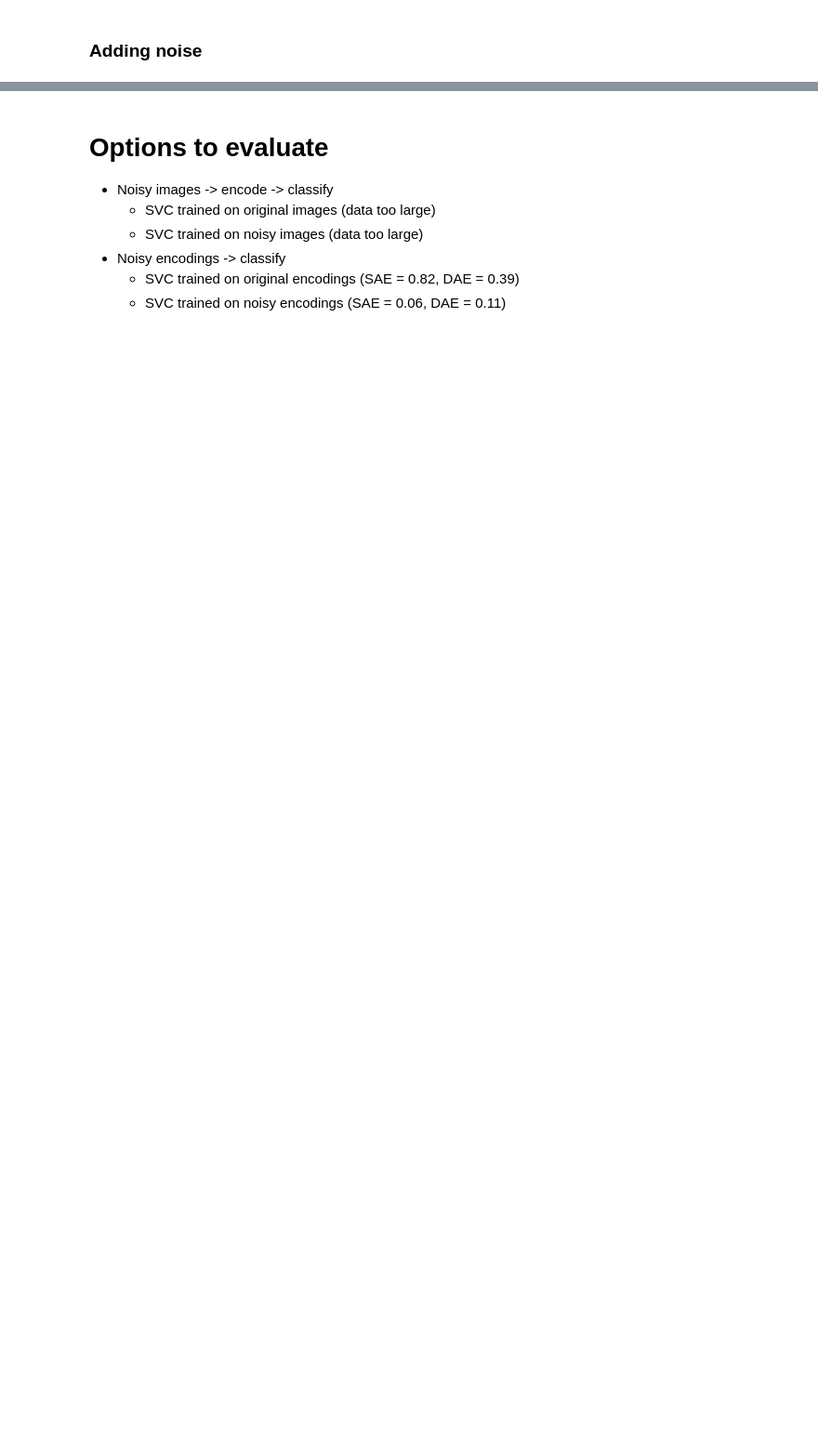
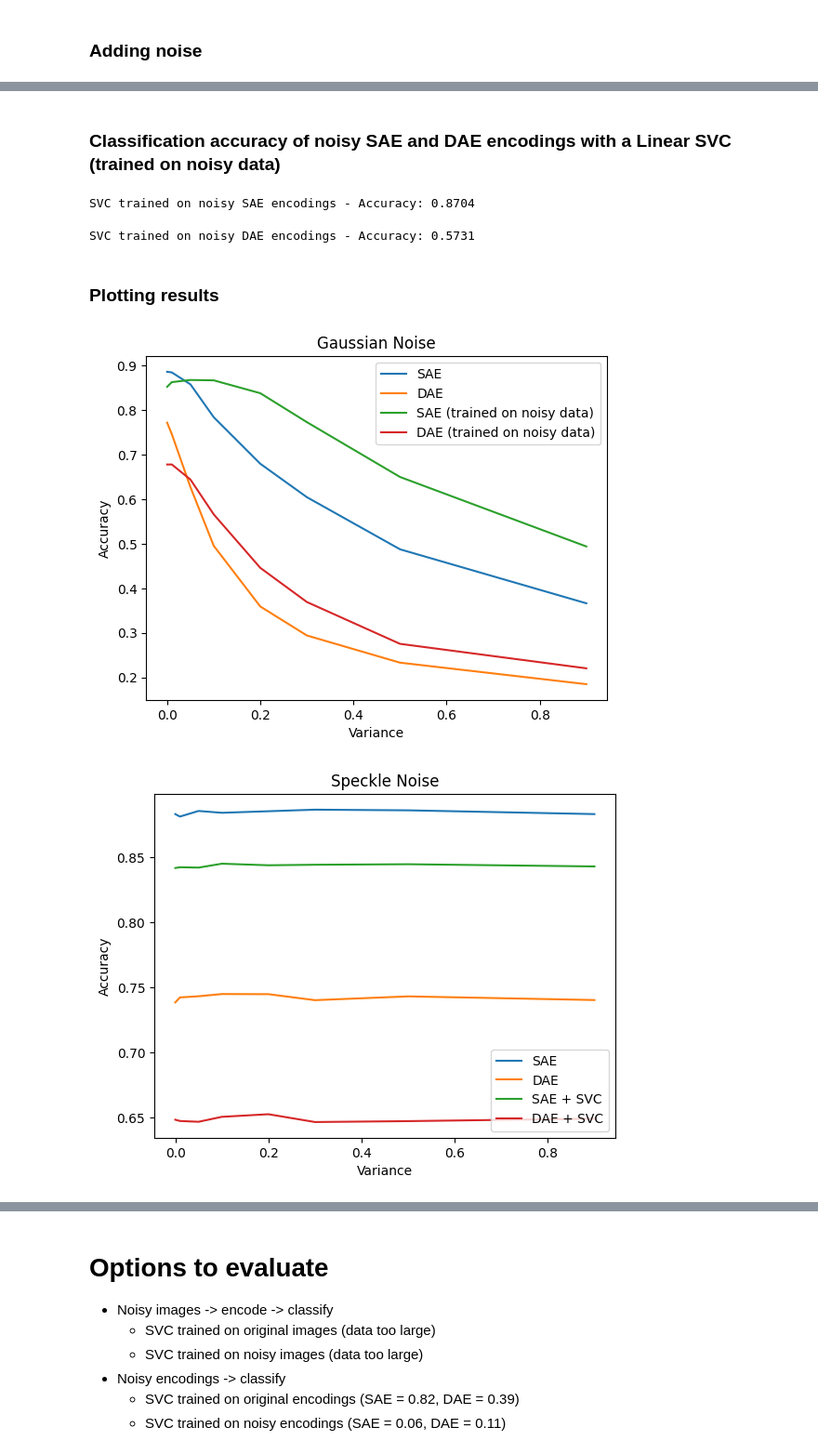
Before and after one commit to DiJam20/developing-autoencoders, a Jupyter notebook: 07_Classifier.ipynb, the cells around one changed output, grey strips where cells are left out. Shown at 93% size. Drawn from its saved outputs; the diff is of its cells as text; code cells hidden in the pictures; blank space fills up the shorter version.

```diff
--- a/07_Classifier.ipynb
+++ b/07_Classifier.ipynb
@@ -370,3 +353,25 @@ Noisy DAE Test Accuracy: 0.1130
+# %% [markdown]
+### Classification accuracy of noisy SAE and DAE encodings with a Linear SVC (trained on noisy data)
+# %%
+sae_noisy_svc = LinearSVC(max_iter=1000, C=1.0)
+sae_noisy_svc.fit(sae_noisy_train_encodings, train_labels)
+
+sae_noisy_predictions = sae_noisy_svc.predict(sae_noisy_test_encodings)
+accuracy = accuracy_score(test_labels, sae_noisy_predictions)
+print(f'SVC trained on noisy SAE encodings - Accuracy: {accuracy:.4f}')
+# %% [output]
+SVC trained on noisy SAE encodings - Accuracy: 0.8704
+# %%
+dae_noisy_svc = LinearSVC(max_iter=1000, C=1.0)
+dae_noisy_svc.fit(dae_noisy_train_encodings, train_labels)
+
+dae_noisy_predictions = dae_noisy_svc.predict(dae_noisy_test_encodings)
+accuracy = accuracy_score(test_labels, dae_noisy_predictions)
+print(f'SVC trained on noisy DAE encodings - Accuracy: {accuracy:.4f}')
+# %% [output]
+SVC trained on noisy DAE encodings - Accuracy: 0.5731
+# %% [markdown]
+### Plotting results
 # %%
 data = []
 
@@ -388,0 +415,36 @@ for var in [0.01, 0.05, 0.1, 0.2, 0.3, 0.4, 0.5]:
+# %%
+plt.figure()
+plt.plot([d['variance'] for d in data if d['noise'] == 'gaussian'], [d['sae_noisy_accuracy'] for d in data if d['noise'] == 'gaussian'], label='SAE')
+plt.plot([d['variance'] for d in data if d['noise'] == 'gaussian'], [d['dae_noisy_accuracy'] for d in data if d['noise'] == 'gaussian'], label='DAE')
+plt.plot([d['variance'] for d in data if d['noise'] == 'gaussian'], [d['sae_noisy_svc_accuracy'] for d in data if d['noise'] == 'gaussian'], label='SAE (trained on noisy data)')
+plt.plot([d['variance'] for d in data if d['noise'] == 'gaussian'], [d['dae_noisy_svc_accuracy'] for d in data if d['noise'] == 'gaussian'], label='DAE (trained on noisy data)')
+plt.xlabel('Variance')
+plt.ylabel('Accuracy')
+plt.title('Gaussian Noise')
+plt.legend()
+plt.show()
+
+plt.figure()
+plt.plot([d['variance'] for d in data if d['noise'] == 'speckle'], [d['sae_noisy_accuracy'] for d in data if d['noise'] == 'speckle'], label='SAE')
+plt.plot([d['variance'] for d in data if d['noise'] == 'speckle'], [d['dae_noisy_accuracy'] for d in data if d['noise'] == 'speckle'], label='DAE')
+plt.plot([d['variance'] for d in data if d['noise'] == 'speckle'], [d['sae_noisy_svc_accuracy'] for d in data if d['noise'] == 'speckle'], label='SAE + SVC')
+plt.plot([d['variance'] for d in data if d['noise'] == 'speckle'], [d['dae_noisy_svc_accuracy'] for d in data if d['noise'] == 'speckle'], label='DAE + SVC')
+plt.xlabel('Variance')
+plt.ylabel('Accuracy')
+plt.title('Speckle Noise')
+plt.legend()
+plt.show()
+
+plt.figure()
+plt.plot([d['variance'] for d in data if d['noise'] == 'salt_and_pepper'], [d['sae_noisy_accuracy'] for d in data if d['noise'] == 'salt_and_pepper'], label='SAE')
+plt.plot([d['variance'] for d in data if d['noise'] == 'salt_and_pepper'], [d['dae_noisy_accuracy'] for d in data if d['noise'] == 'salt_and_pepper'], label='DAE')
+plt.plot([d['variance'] for d in data if d['noise'] == 'salt_and_pepper'], [d['sae_noisy_svc_accuracy'] for d in data if d['noise'] == 'salt_and_pepper'], label='SAE (trained on noisy data)')
+plt.plot([d['variance'] for d in data if d['noise'] == 'salt_and_pepper'], [d['dae_noisy_svc_accuracy'] for d in data if d['noise'] == 'salt_and_pepper'], label='DAE (trained on noisy data)')
+plt.xlabel('Amount')
+plt.ylabel('Accuracy')
+plt.title('Salt and Pepper Noise')
+plt.legend()
+plt.show()
+# %% [output]
+[figure, added]
+[figure, added]
```
Also changed, not shown: parts of 26 cells of this notebook.
